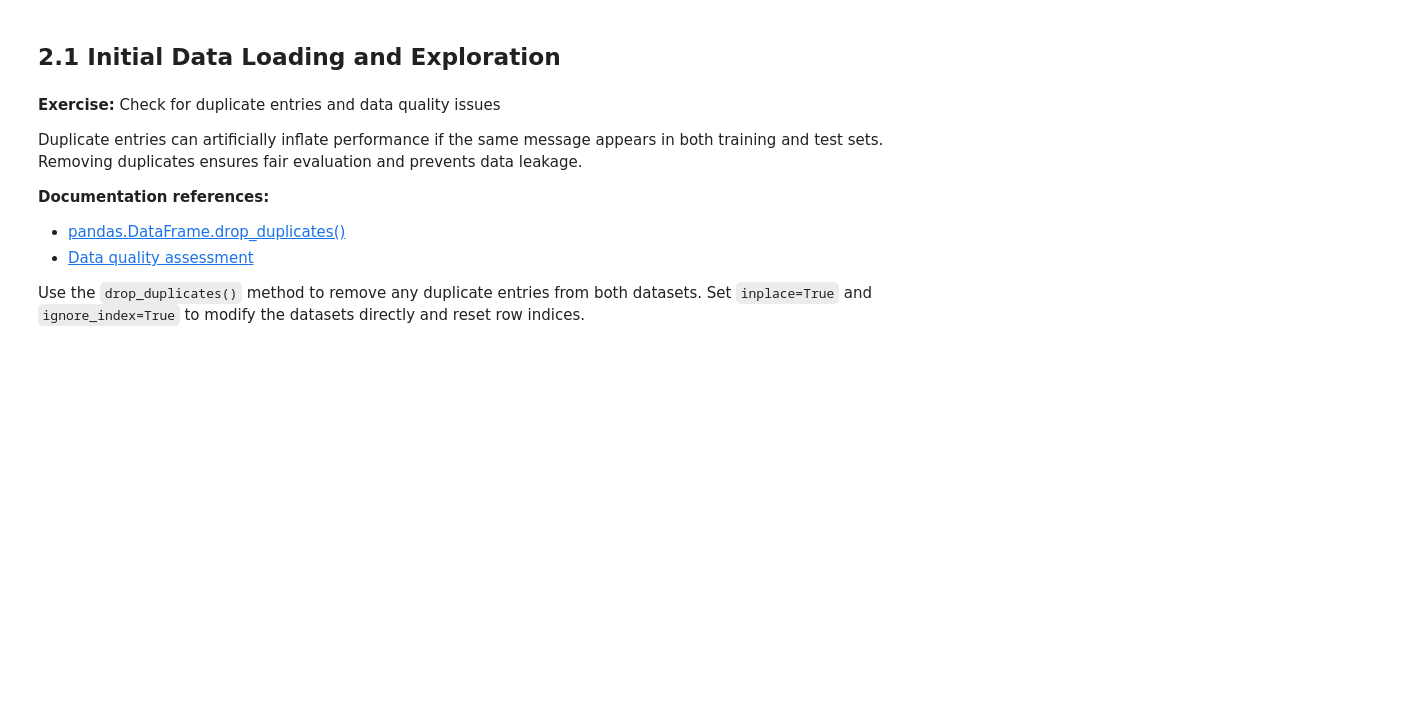
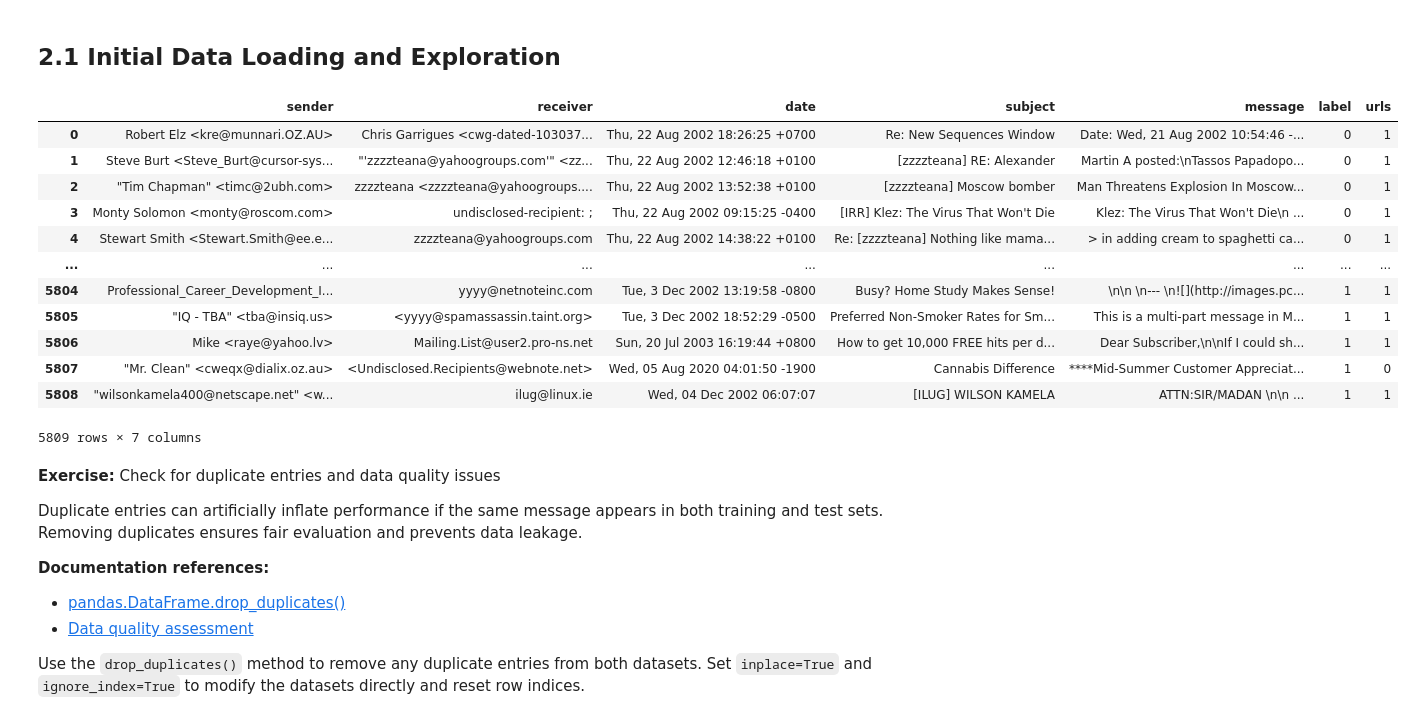
Before and after one commit to PierreAHignard/NLP-Spam-Detection, a Jupyter notebook: notebooks/spam_notebook.ipynb, the cells around one changed output. Cells and saved outputs as stored; diff of their text form; code cells hidden in the pictures; blank space fills up the shorter version.

```diff
--- a/notebooks/spam_notebook.ipynb
+++ b/notebooks/spam_notebook.ipynb
@@ -46,8 +46,24 @@ Understanding the characteristics and quality of our datasets is essential befor
 ## 2.1 Initial Data Loading and Exploration
 # %%
 # Load the datasets
-sms_data = pd.read_csv('sms_spam.csv',sep=';')
-email_data = pd.read_csv('email_spam.csv')
+sms_data = pd.read_csv('../data/sms_spam.csv',sep=';')
+email_data = pd.read_csv('../data/email_spam.csv')
+# %%
+email_data
+# %% [output]
+|  | sender | receiver | date | subject | message | label | urls |
+| 0 | Robert Elz <kre@munnari.OZ.AU> | Chris Garrigues <cwg-dated-103037... | Thu, 22 Aug 2002 18:26:25 +0700 | Re: New Sequences Window | Date: Wed, 21 Aug 2002 10:54:46 -... | 0 | 1 |
+| 1 | Steve Burt <Steve_Burt@cursor-sys... | "'zzzzteana@yahoogroups.com'" <zz... | Thu, 22 Aug 2002 12:46:18 +0100 | [zzzzteana] RE: Alexander | Martin A posted:\nTassos Papadopo... | 0 | 1 |
+| 2 | "Tim Chapman" <timc@2ubh.com> | zzzzteana <zzzzteana@yahoogroups.... | Thu, 22 Aug 2002 13:52:38 +0100 | [zzzzteana] Moscow bomber | Man Threatens Explosion In Moscow... | 0 | 1 |
+| 3 | Monty Solomon <monty@roscom.com> | undisclosed-recipient: ; | Thu, 22 Aug 2002 09:15:25 -0400 | [IRR] Klez: The Virus That Won't Die | Klez: The Virus That Won't Die\n ... | 0 | 1 |
+| 4 | Stewart Smith <Stewart.Smith@ee.e... | zzzzteana@yahoogroups.com | Thu, 22 Aug 2002 14:38:22 +0100 | Re: [zzzzteana] Nothing like mama... | > in adding cream to spaghetti ca... | 0 | 1 |
+| ... | ... | ... | ... | ... | ... | ... | ... |
+| 5804 | Professional_Career_Development_I... | yyyy@netnoteinc.com | Tue, 3 Dec 2002 13:19:58 -0800 | Busy? Home Study Makes Sense! | \n\n \n--- \n![](http://images.pc... | 1 | 1 |
+| 5805 | "IQ - TBA" <tba@insiq.us> | <yyyy@spamassassin.taint.org> | Tue, 3 Dec 2002 18:52:29 -0500 | Preferred Non-Smoker Rates for Sm... | This is a multi-part message in M... | 1 | 1 |
+| 5806 | Mike <raye@yahoo.lv> | Mailing.List@user2.pro-ns.net | Sun, 20 Jul 2003 16:19:44 +0800 | How to get 10,000 FREE hits per d... | Dear Subscriber,\n\nIf I could sh... | 1 | 1 |
+| 5807 | "Mr. Clean" <cweqx@dialix.oz.au> | <Undisclosed.Recipients@webnote.net> | Wed, 05 Aug 2020 04:01:50 -1900 | Cannabis Difference | ****Mid-Summer Customer Appreciat... | 1 | 0 |
+| 5808 | "wilsonkamela400@netscape.net" <w... | ilug@linux.ie | Wed, 04 Dec 2002 06:07:07 | [ILUG] WILSON KAMELA | ATTN:SIR/MADAN \n\n ... | 1 | 1 |
+5809 rows × 7 columns
 # %% [markdown]
 **Exercise:** Check for duplicate entries and data quality issues
 
```
Also changed, not shown: parts of 19 cells of this notebook.
